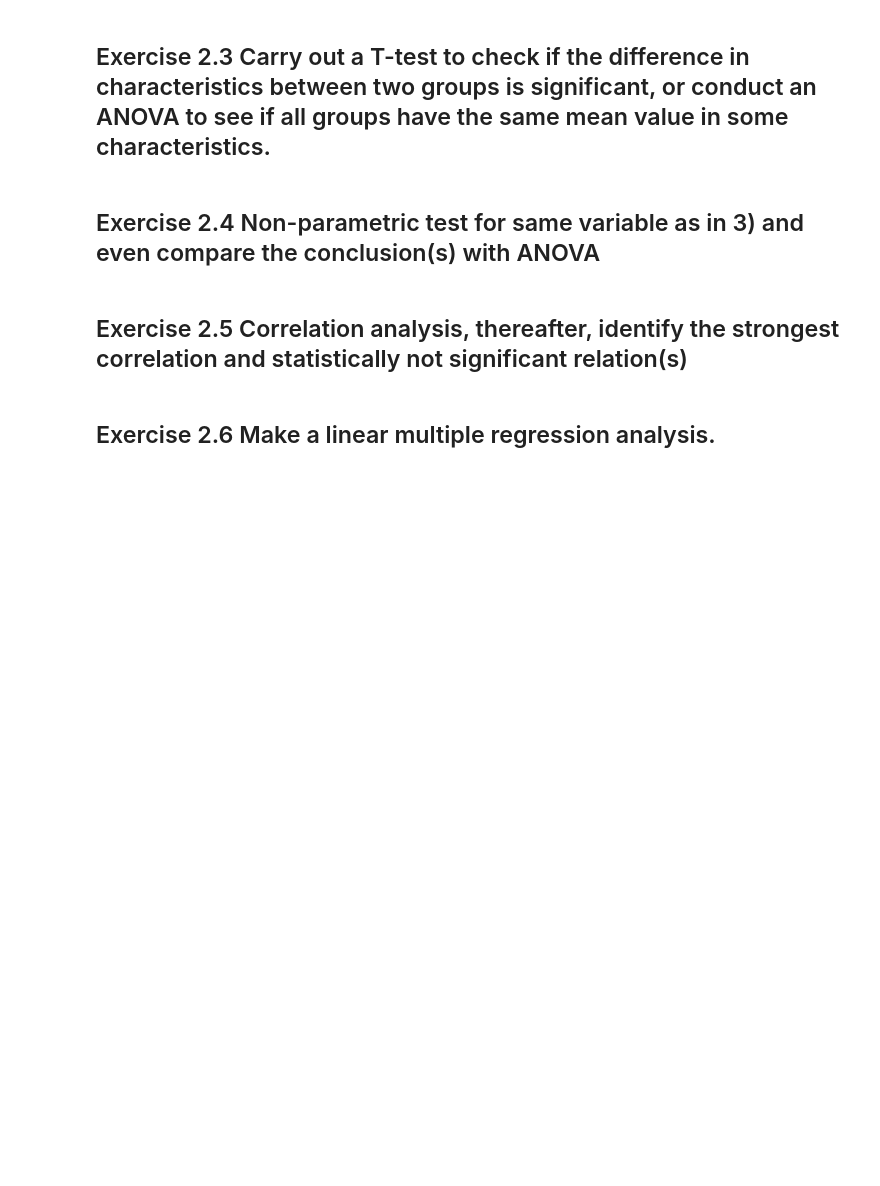
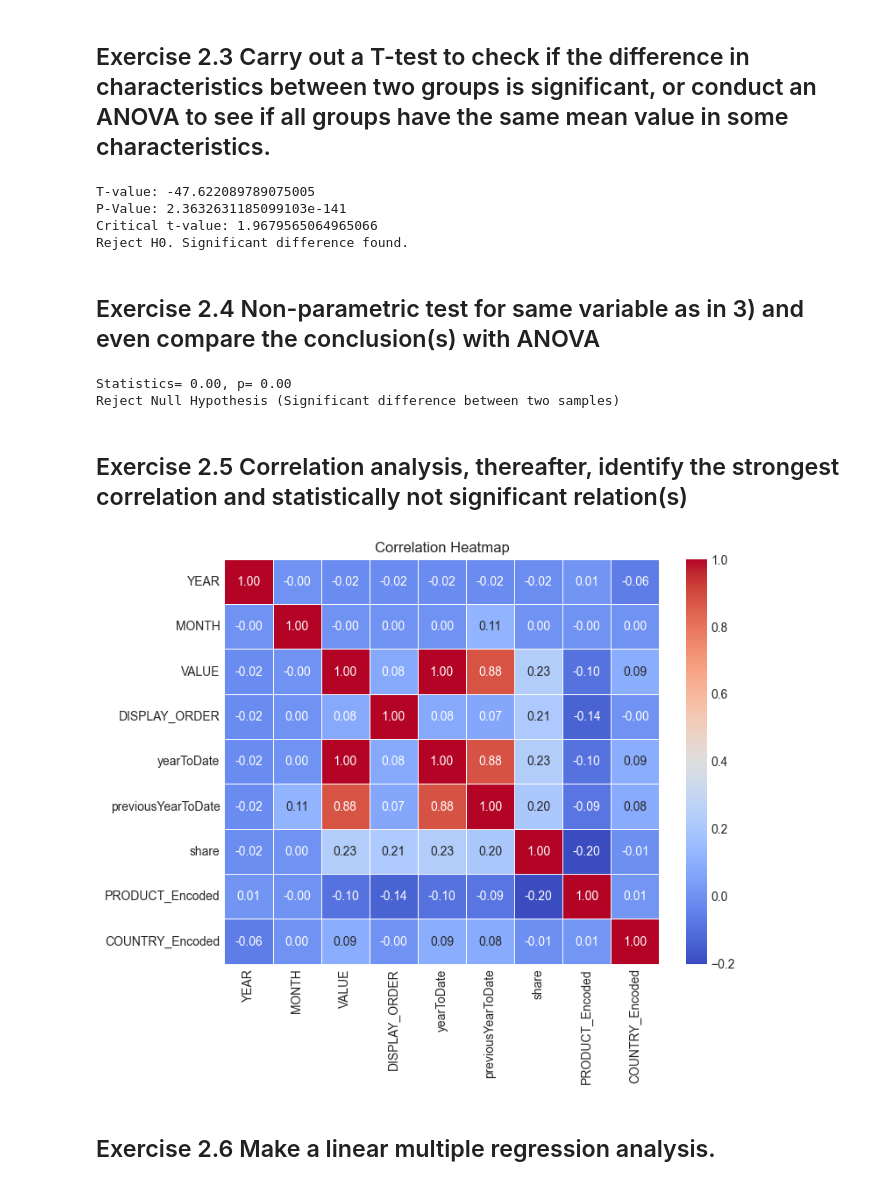
Before and after one commit to JotaN98/MScDataScience_AI, a Jupyter notebook: Statistics/Lab_stats_pt2.ipynb, the cells around one changed output. Saved outputs shown, nothing was run; the diff lists cells and outputs as text; code cells hidden in the pictures; blank space fills up the shorter version.

```diff
--- a/Statistics/Lab_stats_pt2.ipynb
+++ b/Statistics/Lab_stats_pt2.ipynb
@@ -212,10 +211,59 @@ Confidence Interval for non-renewable energy production in Sweden:  4977.5003745
 Confidence interval of difference between energy production of renewables and non-renewables:  2924.31837191 2921.818771534446
 # %% [markdown]
 ## Exercise 2.3 Carry out a T-test to check if the difference in characteristics between two groups is significant, or conduct an ANOVA to see if all groups have the same mean value in some characteristics.
+# %%
+df_r_denmark = df[(df['PRODUCT']=='Renewables') & (df['COUNTRY']=='Denmark')]['VALUE'].dropna()
+df_r_sweden = df_renewables
+
+t_val, p_val = stats.ttest_ind(df_r_denmark, df_r_sweden)
+
+alpha = 0.05
+v = len(df_r_denmark)+len(df_r_sweden)-2
+
+crit_t = stats.t.ppf(1 - alpha/2, v)
+
+print("T-value:", t_val)
+print("P-Value:", p_val)
+print("Critical t-value:", crit_t)
+
+if p_val >alpha:
+    print('Fail to reject H0. No strong evidence of difference.')
+else:
+    print('Reject H0. Significant difference found.')
+# The hypothesis that the renewable energy production mean of sweden and denmark are similar is rejected.
+# %% [output]
+T-value: -47.622089789075005
+P-Value: 2.3632631185099103e-141
+Critical t-value: 1.9679565064965066
+Reject H0. Significant difference found.
 # %% [markdown]
 ## Exercise 2.4 Non-parametric test for same variable as in 3) and even compare the conclusion(s) with ANOVA
+# %%
+stat, p_value = stats.mannwhitneyu(df_r_denmark, df_r_sweden)
+print('Statistics= %.2f, p= %.2f' % (stat, p_value))
+alpha = 0.05
+if p_value < alpha:
+    print('Reject Null Hypothesis (Significant difference between two samples)')
+else:
+    print('Do not Reject Null Hypothesis (No significant difference between two samples)')
+# %% [output]
+Statistics= 0.00, p= 0.00
+Reject Null Hypothesis (Significant difference between two samples)
 # %% [markdown]
 ## Exercise 2.5 Correlation analysis, thereafter, identify the strongest correlation and statistically not significant relation(s)
+# %%
+le = LabelEncoder()
+df['PRODUCT_Encoded'] = le.fit_transform(df['PRODUCT'])
+df['COUNTRY_Encoded'] = le.fit_transform(df['COUNTRY'])
+
+matrix = df._get_numeric_data().corr()
+
+plt.figure(figsize=(8,6))
+sns.heatmap(matrix, annot=True, cmap="coolwarm", fmt=".2f", linewidths=0.5)
+plt.title("Correlation Heatmap")
+plt.show()
+# %% [output]
+[figure, added]
 # %% [markdown]
 
 ## Exercise 2.6 Make a linear multiple regression analysis.
```
Also changed, not shown: parts of 5 cells of this notebook.
